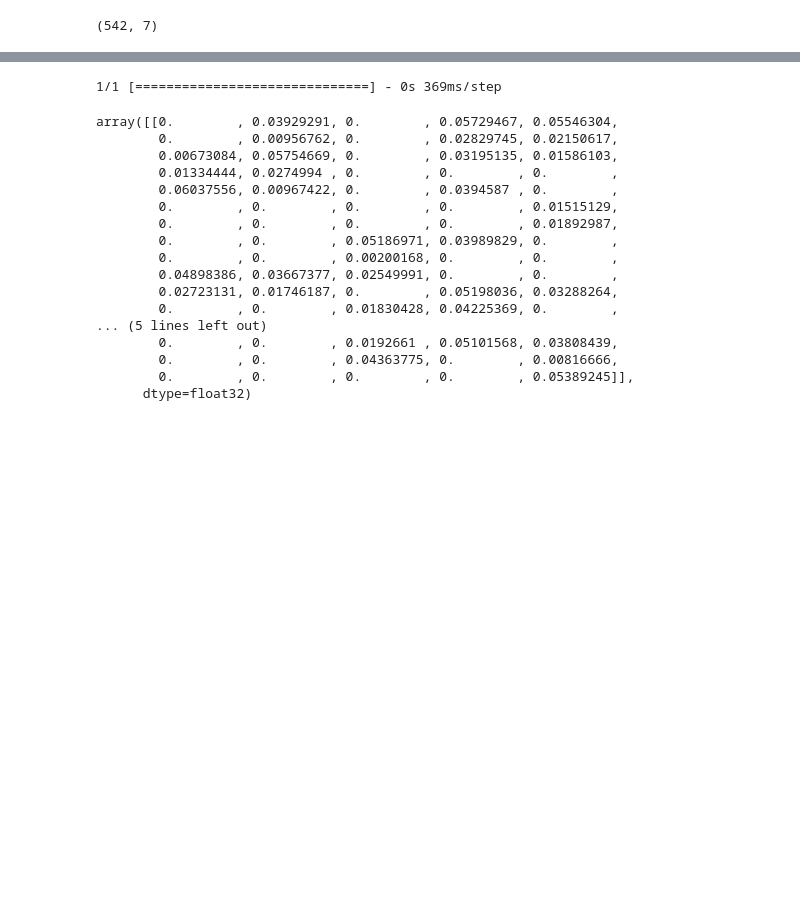
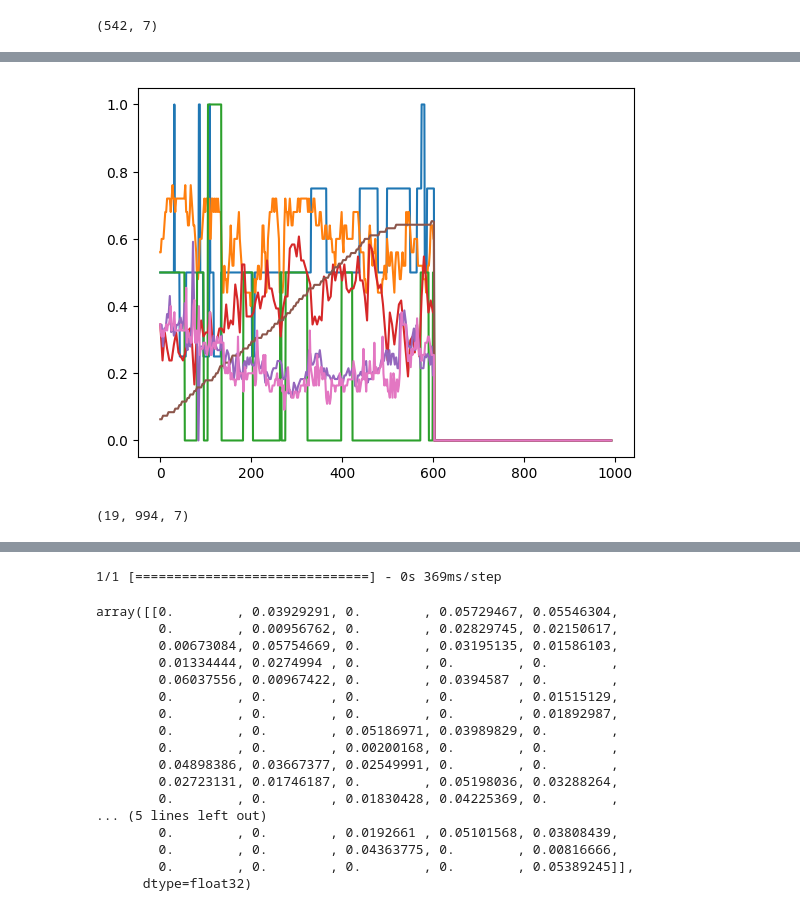
Before and after one commit to Lizoug/Garmin_Watch, a Jupyter notebook: autoencoder.ipynb, the cells around one changed output, grey strips where cells are left out. Drawn from its saved outputs; the diff is of its cells as text; code cells hidden in the pictures; blank space fills up the shorter version.

```diff
--- a/autoencoder.ipynb
+++ b/autoencoder.ipynb
@@ -108 +112,31 @@ max_length = calculate_maximum_length(time_series_list)
+# %%
+# Define a generator function to yield night DataFrames
+def night_generator(time_series_list):
+    for person_data in time_series_list:
+        for night, df in person_data.items():
+            if isinstance(df, pd.DataFrame):
+                yield df
+
+# Define a function to process data
+def process_data(interpolated_df, max_length):
+    padded_data = pad_sequences([interpolated_df.values], dtype='float32', padding='post', maxlen=max_length)
+    return padded_data[0]
+
+# Iterate through each person and night to preprocess and pad the data
+
+#Define the maximum length
+max_length = calculate_maximum_length(time_series_list)
+
+night_iterator = night_generator(time_series_list)
+processed_data = []
+
+for night_df in night_iterator:
+    padded_night_data = process_data(night_df, max_length) # do the padding
+    processed_data.append(padded_night_data)
+
+# Convert processed data to a NumPy array and normalize if needed
+training_data = np.array(processed_data)
+
+# Split  into training/testing sets (80%/20%)
+X_train, X_test  = train_test_split(training_data, test_size=0.2, random_state=42)
 # %%
@@ -235,0 +286,9 @@ _________________________________________________________________
+# %%
+plt.plot(X_test[2][:-1])
+plt.show()
+# %% [output]
+[figure, added]
+# %%
+X_test.shape
+# %% [output]
+(19, 994, 7)
```
Also changed, not shown: parts of 18 cells of this notebook, 1 other file.
